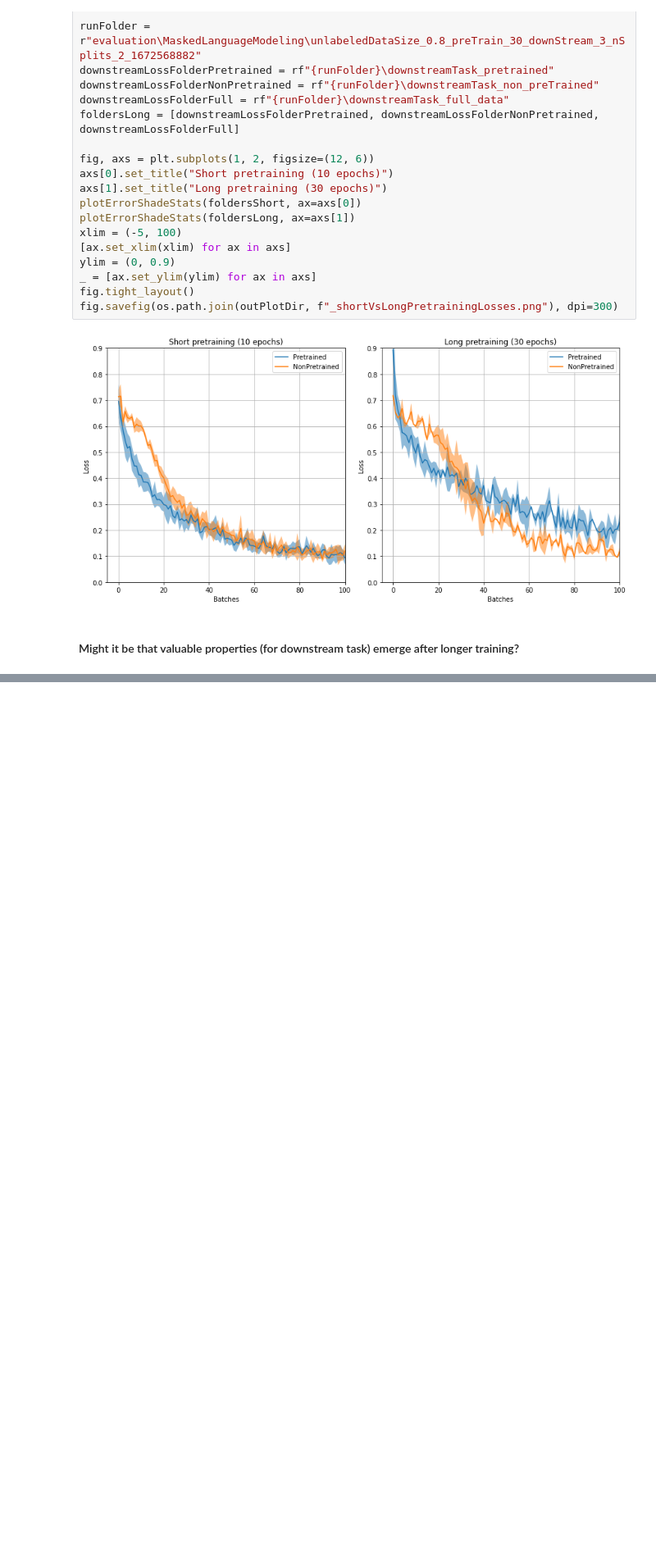
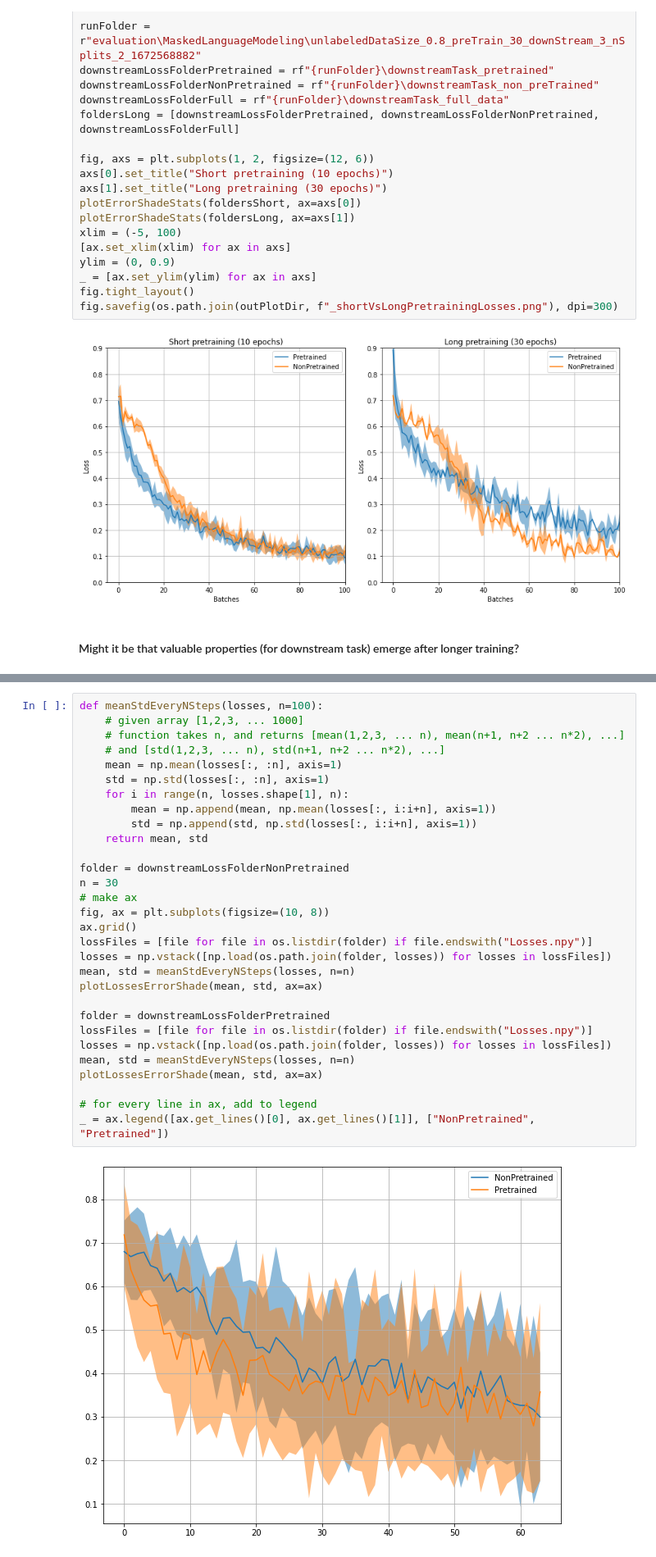
Before and after one commit to dtrizna/nebula, a Jupyter notebook: _speakeasyMaskedLanguageModelingResults.ipynb, the cells around one changed output, grey strips where cells are left out. Shown at 82% size. Cells and saved outputs as stored; diff of their text form; blank space fills up the shorter version.

```diff
--- a/_speakeasyMaskedLanguageModelingResults.ipynb
+++ b/_speakeasyMaskedLanguageModelingResults.ipynb
@@ -229,0 +242,32 @@ fig.savefig(os.path.join(outPlotDir, f"_shortVsLongPretrainingLosses.png"), dpi=
+# %%
+def meanStdEveryNSteps(losses, n=100):
+    # given array [1,2,3, ... 1000]
+    # function takes n, and returns [mean(1,2,3, ... n), mean(n+1, n+2 ... n*2), ...]
+    # and [std(1,2,3, ... n), std(n+1, n+2 ... n*2), ...]
+    mean = np.mean(losses[:, :n], axis=1)
+    std = np.std(losses[:, :n], axis=1)
+    for i in range(n, losses.shape[1], n):
+        mean = np.append(mean, np.mean(losses[:, i:i+n], axis=1))
+        std = np.append(std, np.std(losses[:, i:i+n], axis=1))
+    return mean, std
+
+folder = downstreamLossFolderNonPretrained
+n = 30
+# make ax
+fig, ax = plt.subplots(figsize=(10, 8))
+ax.grid()
+lossFiles = [file for file in os.listdir(folder) if file.endswith("Losses.npy")]
+losses = np.vstack([np.load(os.path.join(folder, losses)) for losses in lossFiles])
+mean, std = meanStdEveryNSteps(losses, n=n)
+plotLossesErrorShade(mean, std, ax=ax)
+
+folder = downstreamLossFolderPretrained
+lossFiles = [file for file in os.listdir(folder) if file.endswith("Losses.npy")]
+losses = np.vstack([np.load(os.path.join(folder, losses)) for losses in lossFiles])
+mean, std = meanStdEveryNSteps(losses, n=n)
+plotLossesErrorShade(mean, std, ax=ax)
+
+# for every line in ax, add to legend
+_ = ax.legend([ax.get_lines()[0], ax.get_lines()[1]], ["NonPretrained", "Pretrained"])
+# %% [output]
+[figure, added]
```
Also changed, not shown: parts of 2 cells of this notebook, 7 other files.
